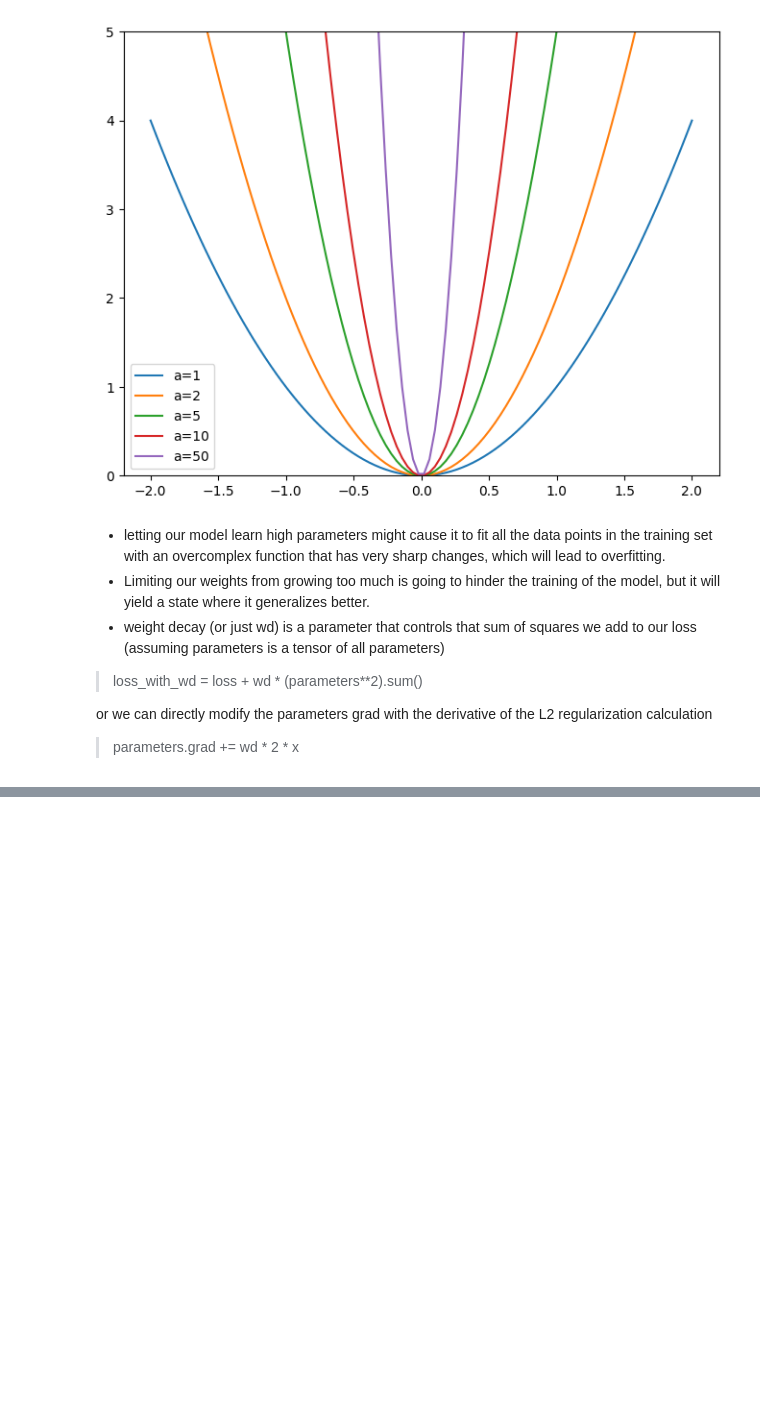
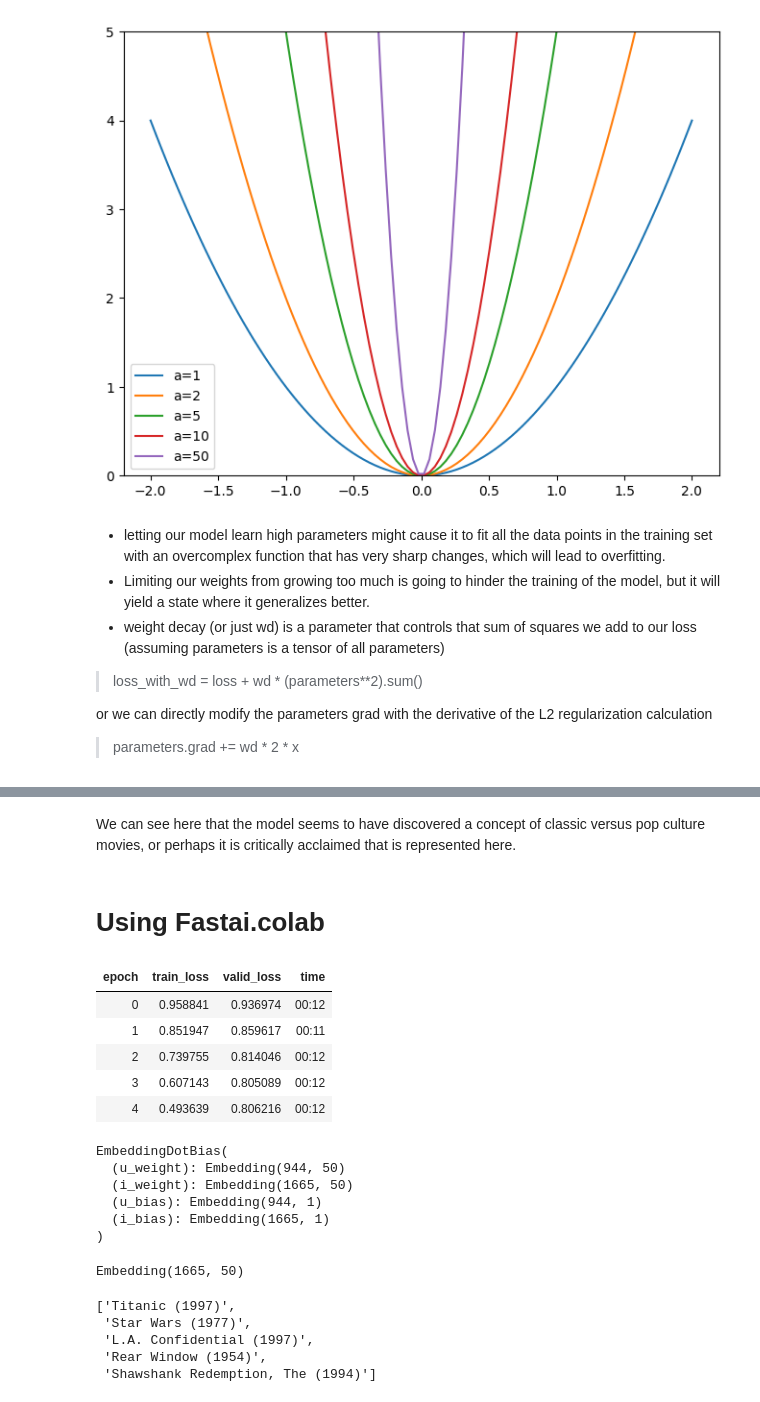
Before and after one commit to AgastyaPatel/FastAI-course, a Jupyter notebook: fastbook-solved/07-collaborative-filtering-movielens-recommendation.ipynb, the cells around one changed output, grey strips where cells are left out. Cells and saved outputs as stored; diff of their text form; code cells hidden in the pictures; blank space fills up the shorter version.

```diff
--- a/fastbook-solved/07-collaborative-filtering-movielens-recommendation.ipynb
+++ b/fastbook-solved/07-collaborative-filtering-movielens-recommendation.ipynb
@@ -267,0 +377,38 @@ learn.fit_one_cycle(5, 5e-3, wd=0.05)
+# %% [markdown]
+We can see here that the model seems to have discovered a concept of classic versus pop culture movies, or perhaps it is critically acclaimed that is represented here.
+# %% [markdown]
+# Using Fastai.colab
+# %%
+learn = collab_learner(dls, n_factors=50, y_range=(0, 5.5))
+learn.fit_one_cycle(5, 5e-3, wd=0.1)
+# %% [output]
+| epoch | train_loss | valid_loss | time |
+| 0 | 0.958841 | 0.936974 | 00:12 |
+| 1 | 0.851947 | 0.859617 | 00:11 |
+| 2 | 0.739755 | 0.814046 | 00:12 |
+| 3 | 0.607143 | 0.805089 | 00:12 |
+| 4 | 0.493639 | 0.806216 | 00:12 |
+# %%
+learn.model
+# %% [output]
+EmbeddingDotBias(
+  (u_weight): Embedding(944, 50)
+  (i_weight): Embedding(1665, 50)
+  (u_bias): Embedding(944, 1)
+  (i_bias): Embedding(1665, 1)
+)
+# %%
+learn.model.i_weight
+# %% [output]
+Embedding(1665, 50)
+# %%
+# Analyzing the parameter
+movie_bias = learn.model.i_bias.weight.squeeze()
+idxs = movie_bias.argsort(descending=True)[:5]
+[dls.classes['title'][i] for i in idxs]
+# %% [output]
+['Titanic (1997)',
+ 'Star Wars (1977)',
+ 'L.A. Confidential (1997)',
+ 'Rear Window (1954)',
+ 'Shawshank Redemption, The (1994)']
```
Also changed, not shown: parts of 33 cells of this notebook.
